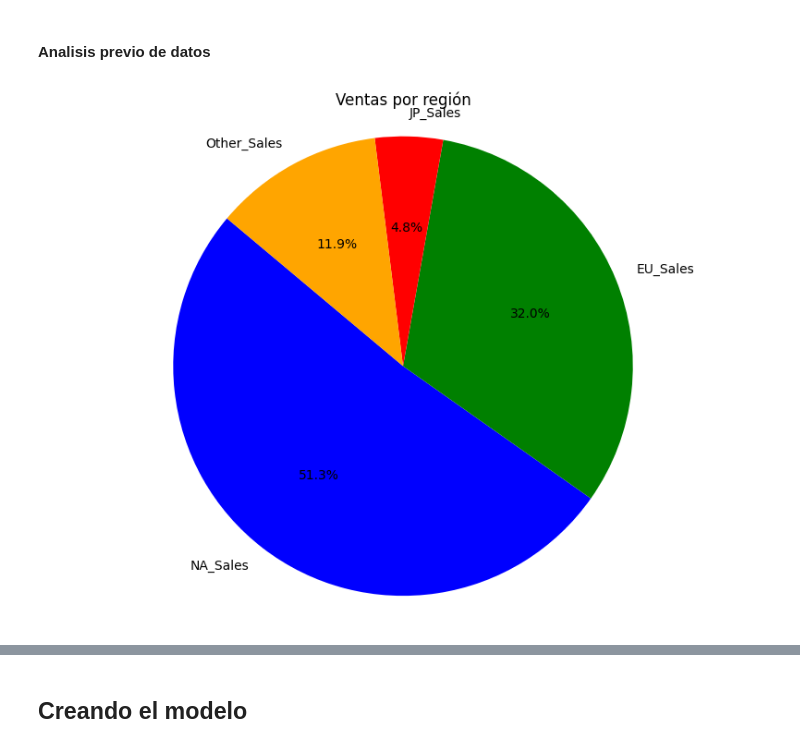
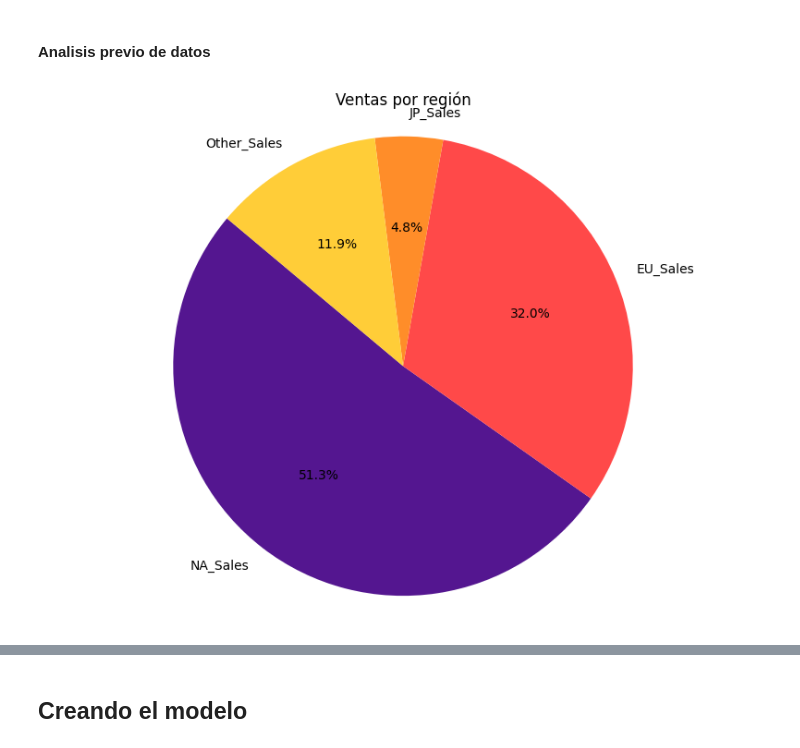
Before and after one commit to Fernanda-Bley/IIC2433-Grupo-3, a Jupyter notebook: Entrega-3/entrega-3-videogames.ipynb, the cells around one changed output, grey strips where cells are left out. Cells and saved outputs as stored; diff of their text form; code cells hidden in the pictures.

```diff
--- a/Entrega-3/entrega-3-videogames.ipynb
+++ b/Entrega-3/entrega-3-videogames.ipynb
@@ -76,35 +85,35 @@ sales_summary = {
 
 sales_df = pd.DataFrame(sales_summary, index=[0])
 
 
 # Define colors for each region
 
 colors = {
 
-    'NA_Sales': 'blue',    # North America
+    'NA_Sales': '#541690',    # North America
 
-    'EU_Sales': 'green',   # Europe
+    'EU_Sales': '#FF4949',   # Europe
 
-    'JP_Sales': 'red',     # Japan
+    'JP_Sales': '#FF8D29',     # Japan
 
-    'Other_Sales': 'orange' # Other regions
+    'Other_Sales': '#FFCD38' # Other regions
 
 }
 
 
 plt.figure(figsize=(8, 6))  # Set the figure size
 
 plt.pie(sales_summary.values(), labels=sales_summary.keys(), colors=[colors[key] for key in sales_summary.keys()],
 
         autopct='%1.1f%%', startangle=140)
 
 
 plt.title('Ventas por región')
 
 plt.axis('equal')  # Equal aspect ratio ensures that pie chart is a circle.
 
 plt.tight_layout()  # Adjust layout to prevent clipping of ylabel
 
 plt.show()
 # %% [output]
-[figure, old version]
+[figure, new version]
```
Also changed, not shown: parts of 24 cells of this notebook, 1 other file.
